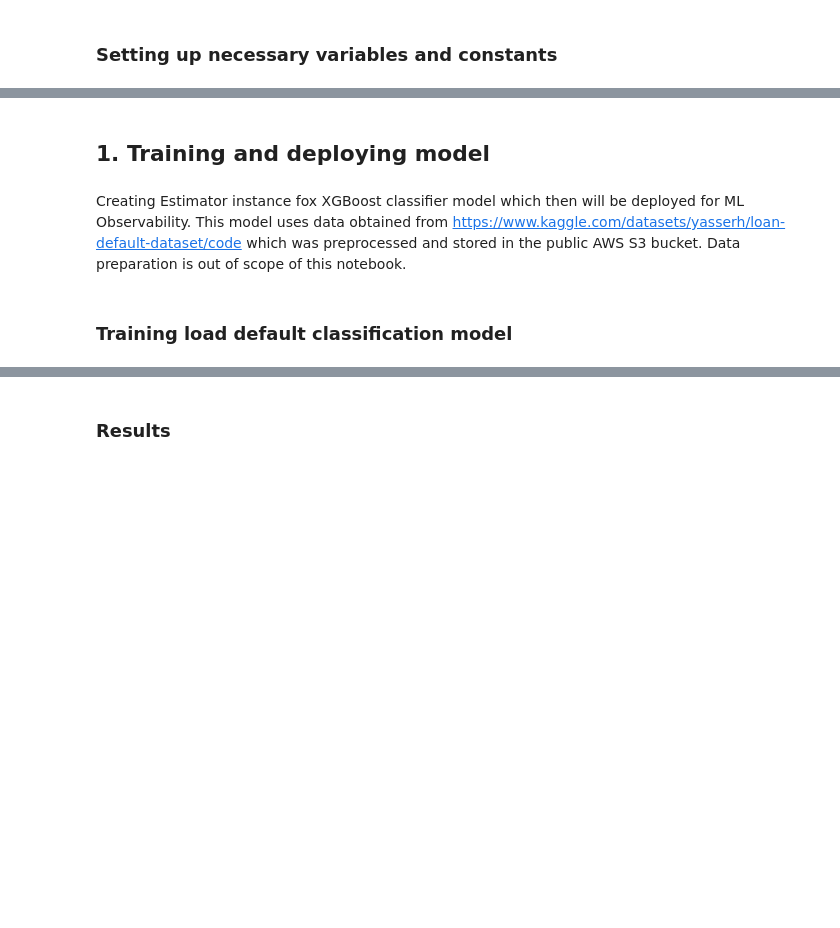
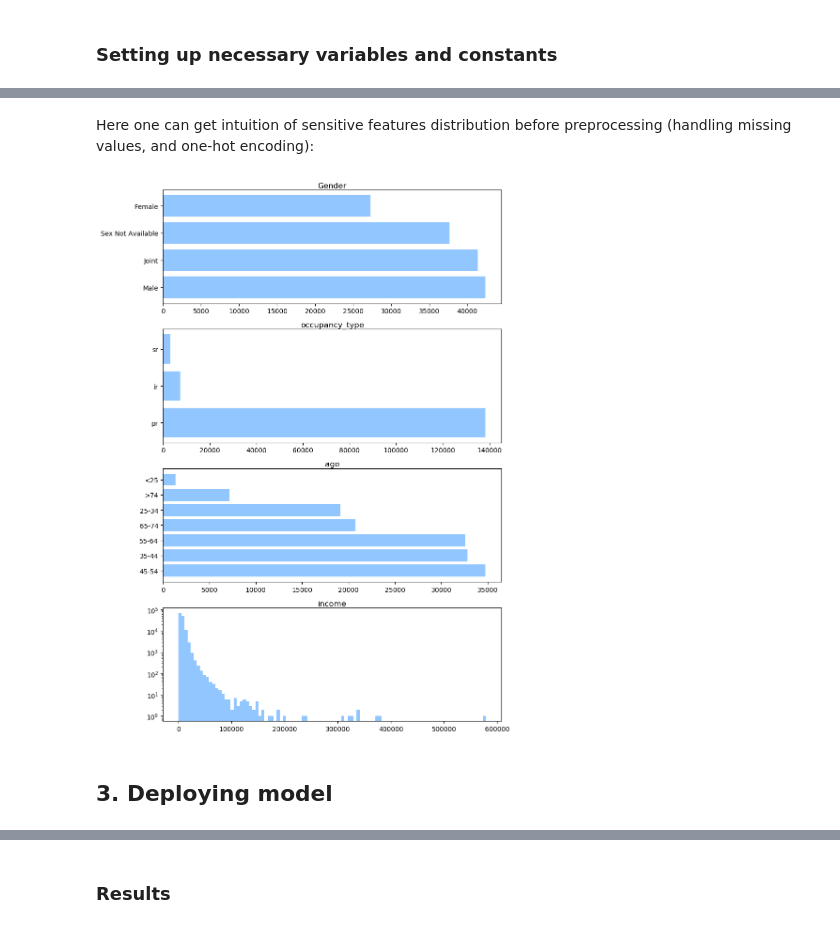
Before and after one commit to griddynamics/gd-ml-observability, a Jupyter notebook: notebooks/model_bias_monitor.ipynb, the cells around one changed output, grey strips where cells are left out. Saved outputs shown, nothing was run; the diff lists cells and outputs as text; code cells hidden in the pictures; blank space fills up the shorter version.

Commit message:
Updating notebook structure

```diff
--- a/notebooks/model_bias_monitor.ipynb
+++ b/notebooks/model_bias_monitor.ipynb
@@ -60,11 +86,18 @@ from sagemaker.s3 import S3Downloader, S3Uploader
 sagemaker_session = sagemaker.session.Session()
 sagemaker_client = sagemaker_session.sagemaker_client
 sagemaker_runtime_client = sagemaker_session.sagemaker_runtime_client
-role = get_execution_role()
+role =  get_execution_role()
 
 DATA_BUCKET = 'adp-rnd-ml-datasets'
 # Change the following bucket names if you want to run this code outside GridDynamics to the ones you have accees to.
 STAGE_BUCKET = 'adp-rnd-ml-stage'
 MODEL_BUCKET = 'adp-rnd-ml-models'
+MODEL_PATH = f"s3://{MODEL_BUCKET}/xgboost-for-loan-default-data/output/xgboost-for-loan-default-data-2023-02-24-08-18-30-629/output/model.tar.gz"
+DATASET_PATH = f"s3://{DATA_BUCKET}/loan_default/dataset.zip"
+TEST_PATH = f"s3://{DATA_BUCKET}/loan_default/test.csv"
+VALIDATION_PATH = f"s3://{DATA_BUCKET}/loan_default/eval.csv"
 
 NOW = datetime.now()
+
+%matplotlib inline
+plt.style.use("seaborn-pastel")
@@ -70,0 +110,3 @@ NOW = datetime.now()
+# %%
+dataset = pd.read_csv(DATASET_PATH, compression='zip', index_col='ID')
+dataset.info()
@@ -71,4 +156,18 @@ NOW = datetime.now()
+# %% [markdown]
+Here one can get intuition of sensitive features distribution before preprocessing (handling missing values, and one-hot encoding):
+# %%
+SENSITIVE_COLUMNS = ['Gender', 'occupancy_type', 'age'] # + "income", but processed separately, as different type
+
+figs, axs = plt.subplots(4, 1, figsize=(9, 12))
+for i, column in enumerate(SENSITIVE_COLUMNS):
+    data = dataset[column].value_counts()
+    axs[i].barh(data.index, data.values)
+    axs[i].set_title(column, pad=3)
+
+axs[-1].hist(dataset['income'], bins=100, log=True)
+axs[-1].set_title('income', pad=3)
+plt.tight_layout()
+# %% [output]
+[figure, added]
 # %% [markdown]
-## 1. Training and deploying model
+## 3. Deploying model
-# %% [markdown]
-Creating Estimator instance fox XGBoost classifier model which then will be deployed for ML Observability. This model uses data obtained from https://www.kaggle.com/datasets/yasserh/loan-default-dataset/code which was preprocessed and stored in the public AWS S3 bucket. Data preparation is out of scope of this notebook.
@@ -87,2 +173,0 @@ xgb_endpoint_name = f'{xgb_model_name}-endpoint'
-# %% [markdown]
-### Training load default classification model
```
Also changed, not shown: parts of 57 cells of this notebook.
